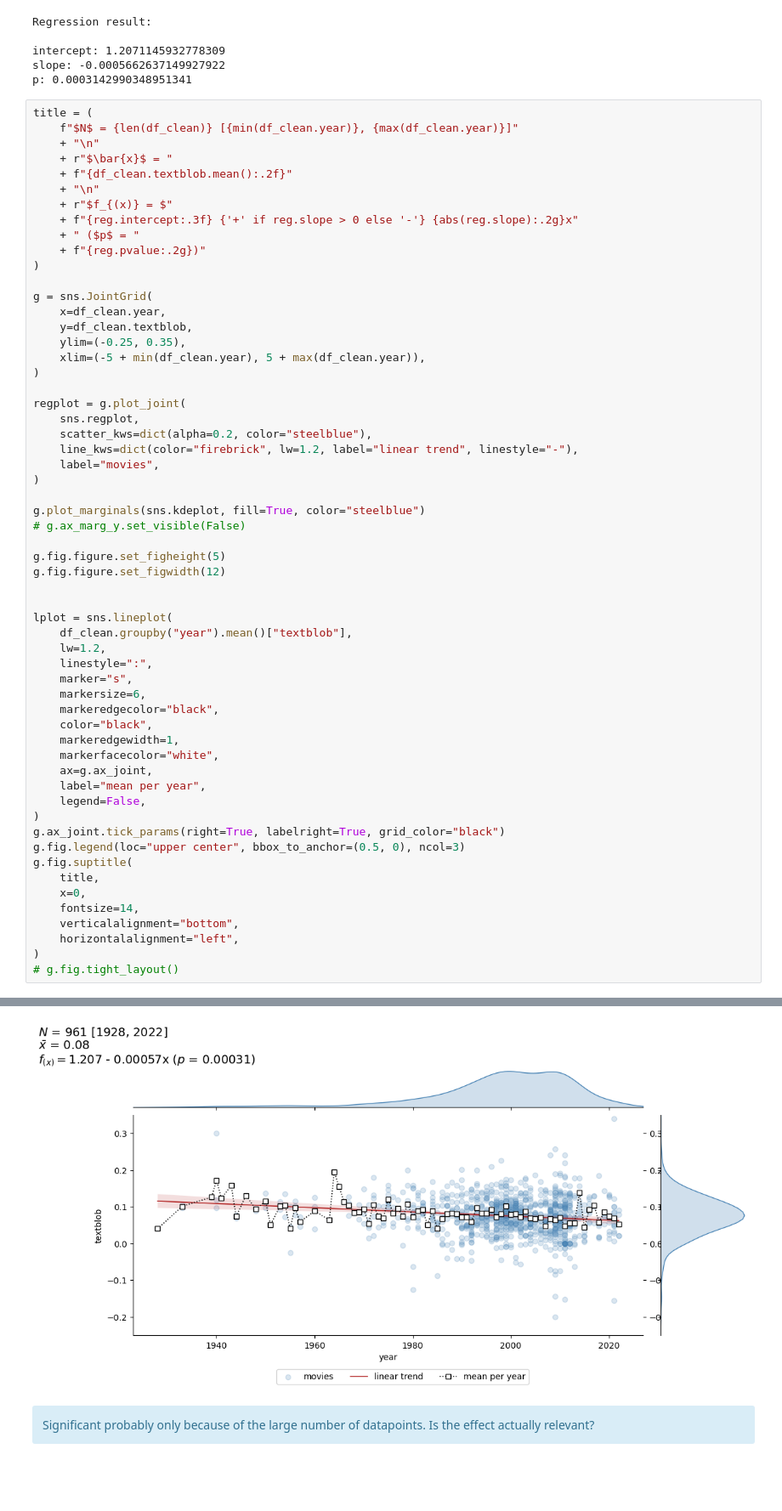
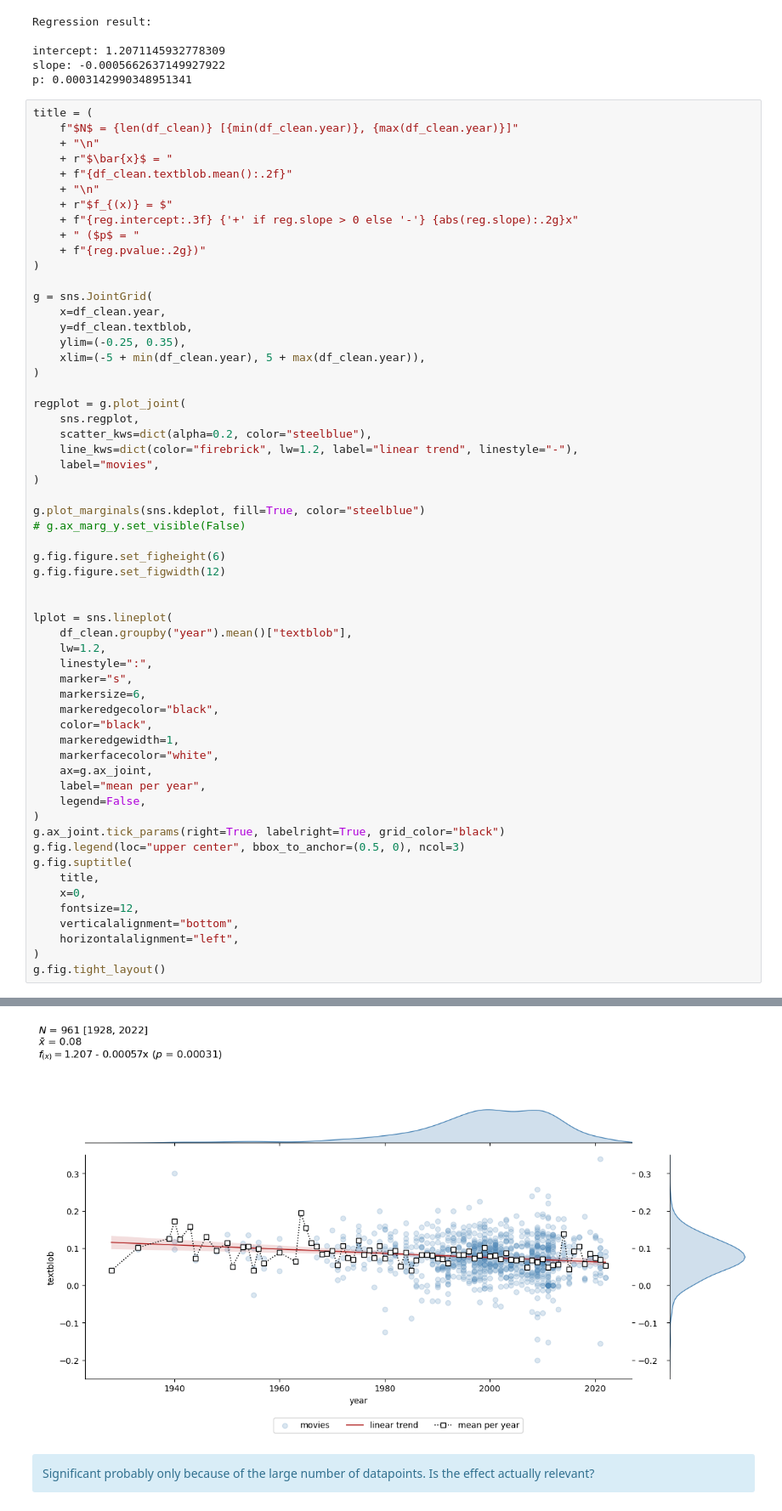
Before and after one commit to dominikpegler/computational-social-sciences, a Jupyter notebook: assignments/Assignment 4 - Socioeconomic analysis.ipynb, the cells around one changed output, grey strips where cells are left out. Shown at 85% size. Saved outputs shown, nothing was run; the diff lists cells and outputs as text; blank space fills up the shorter version.

```diff
--- a/assignments/Assignment 4 - Socioeconomic analysis.ipynb
+++ b/assignments/Assignment 4 - Socioeconomic analysis.ipynb
@@ -216,7 +216,7 @@ regplot = g.plot_joint(
 g.plot_marginals(sns.kdeplot, fill=True, color="steelblue")
 # g.ax_marg_y.set_visible(False)
 
-g.fig.figure.set_figheight(5)
+g.fig.figure.set_figheight(6)
 g.fig.figure.set_figwidth(12)
 
 
@@ -239,9 +239,9 @@ g.fig.legend(loc="upper center", bbox_to_anchor=(0.5, 0), ncol=3)
 g.fig.suptitle(
     title,
     x=0,
-    fontsize=14,
+    fontsize=12,
     verticalalignment="bottom",
     horizontalalignment="left",
 )
-# g.fig.tight_layout()
+g.fig.tight_layout()
 # %% [output]
@@ -249,3 +248,3 @@ Text(0, 0.98, '$N$ = 961 [1928, 2022]\n$\\bar{x}$ = 0.08\n$f_{(x)} = $1.207 - 0.
-[figure, old version]
+[figure, new version]
 # %% [markdown]
 <div class="alert alert-info">Significant probably only because of the large number of datapoints. Is the effect actually relevant?</div>
```
Also changed, not shown: parts of 1 cell of this notebook, 1 other file.
